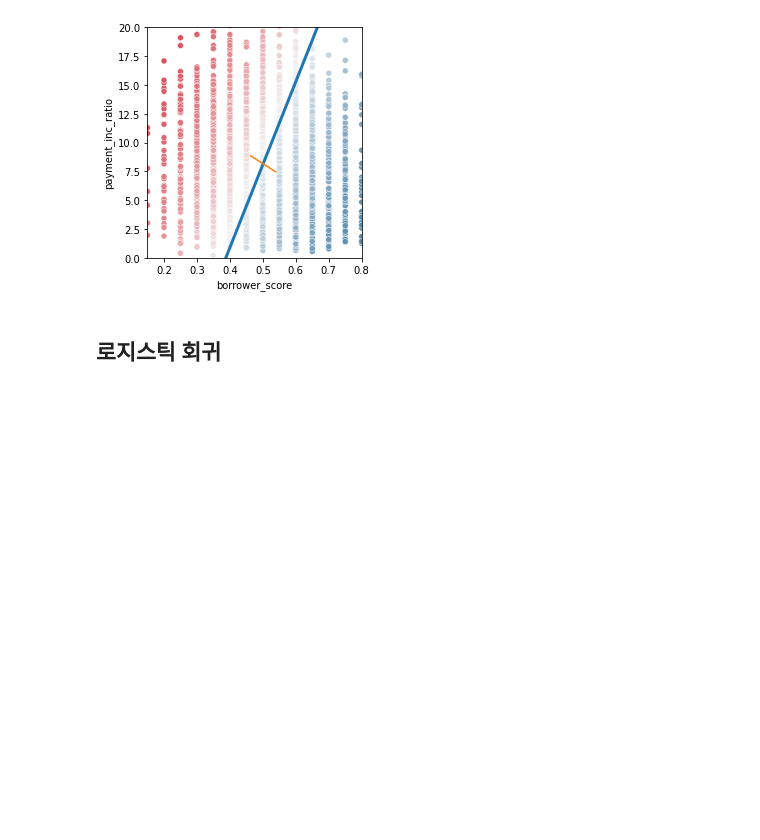
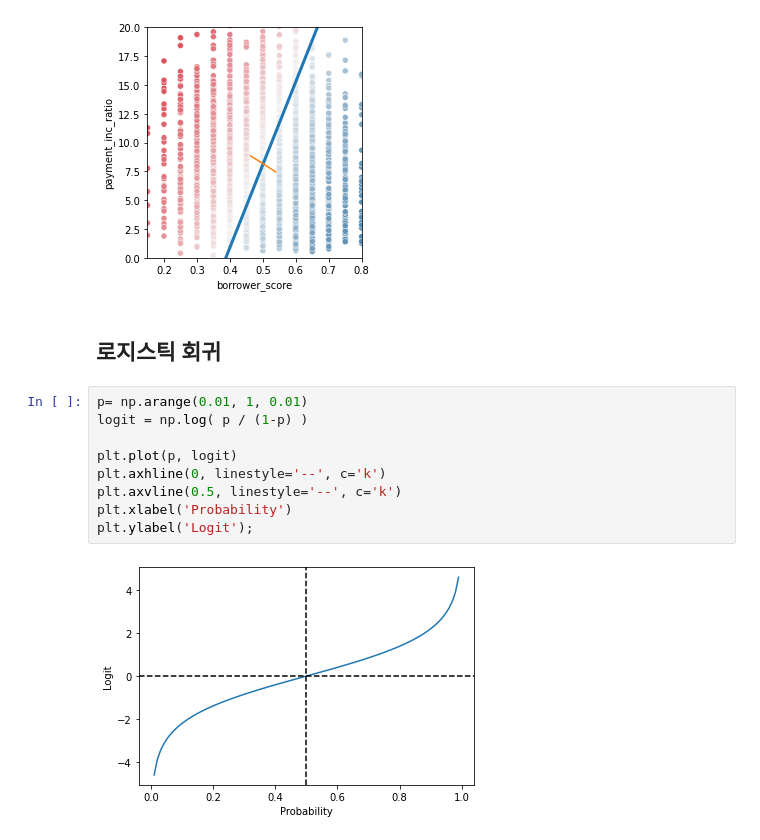
Before and after one commit to Je-Hyeon/My_Study_Materials2021, a Jupyter notebook: 데사통계정리.ipynb, the cells around one changed output. Saved outputs shown, nothing was run; the diff lists cells and outputs as text; blank space fills up the shorter version.

```diff
--- a/데사통계정리.ipynb
+++ b/데사통계정리.ipynb
@@ -1707,3 +1713,14 @@ plt.tight_layout();
 [figure]
 # %% [markdown]
 ## 로지스틱 회귀
+# %%
+p= np.arange(0.01, 1, 0.01)
+logit = np.log( p / (1-p) )
+
+plt.plot(p, logit)
+plt.axhline(0, linestyle='--', c='k')
+plt.axvline(0.5, linestyle='--', c='k')
+plt.xlabel('Probability')
+plt.ylabel('Logit');
+# %% [output]
+[figure, added]
```
Also changed, not shown: parts of 14 cells of this notebook.
